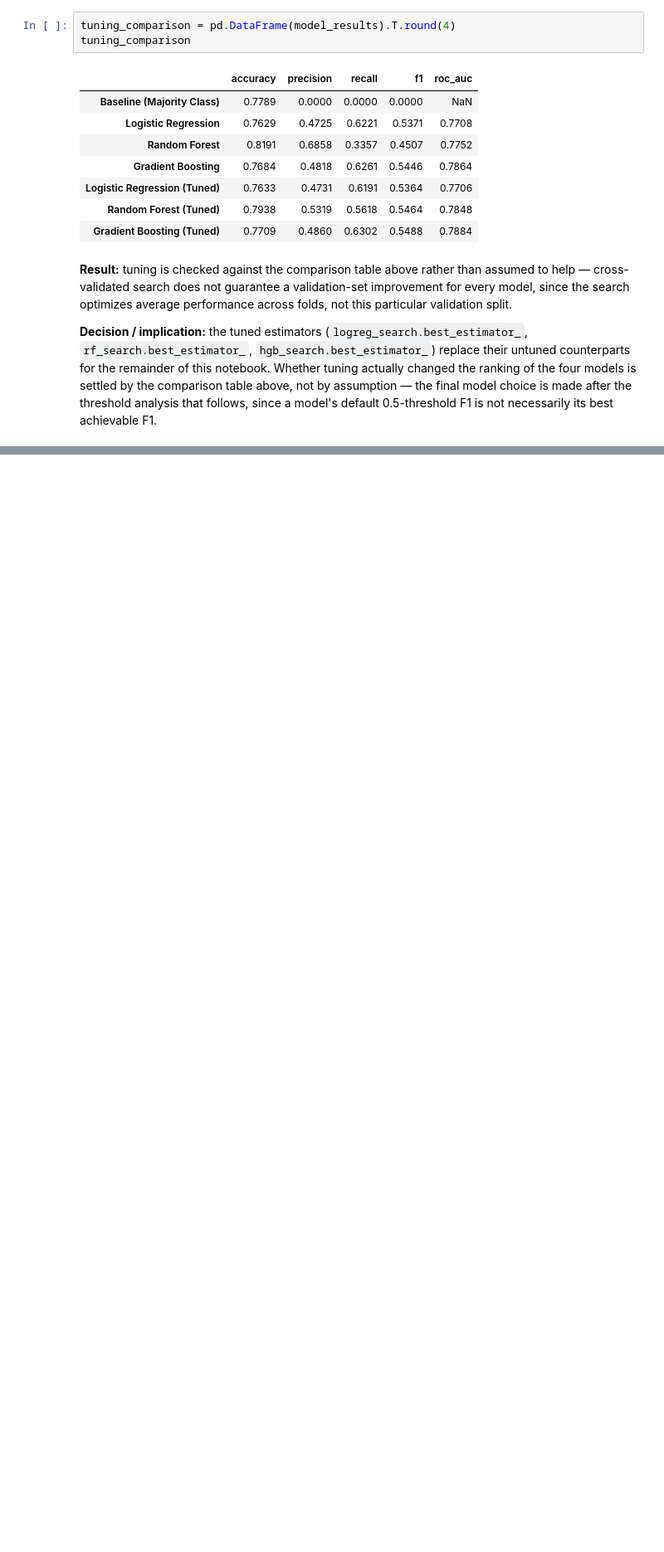
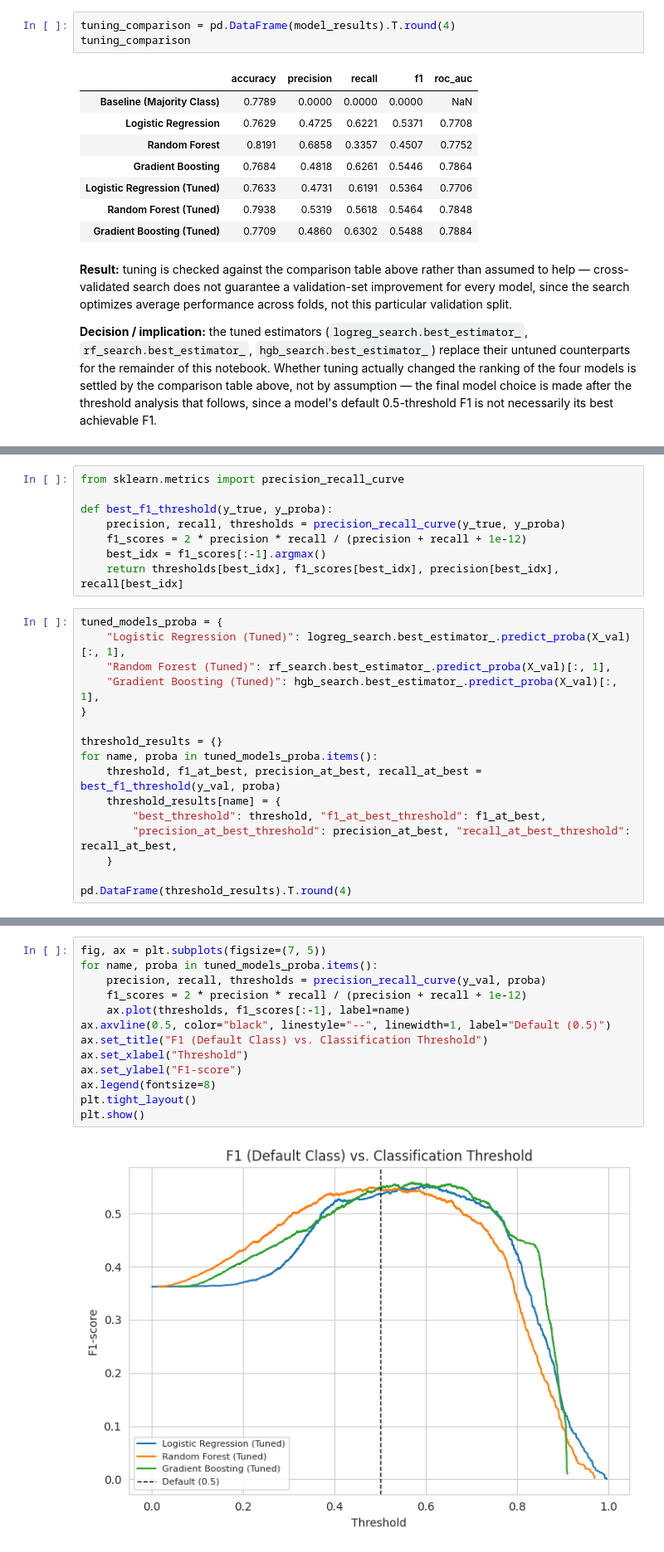
Before and after one commit to arielsharonferdinandus/Credit-Card-Clients-Risk-Prediction, a Jupyter notebook: Main.ipynb, the cells around one changed output, grey strips where cells are left out. Shown at 83% size. Cells and saved outputs as stored; diff of their text form; blank space fills up the shorter version.

Commit message:
Update Threshold Analysis

```diff
--- a/Main.ipynb
+++ b/Main.ipynb
@@ -2039,0 +2050,24 @@ necessarily its best achievable F1.
+# %%
+from sklearn.metrics import precision_recall_curve
+
+def best_f1_threshold(y_true, y_proba):
+    precision, recall, thresholds = precision_recall_curve(y_true, y_proba)
+    f1_scores = 2 * precision * recall / (precision + recall + 1e-12)
+    best_idx = f1_scores[:-1].argmax()
+    return thresholds[best_idx], f1_scores[best_idx], precision[best_idx], recall[best_idx]
+# %%
+tuned_models_proba = {
+    "Logistic Regression (Tuned)": logreg_search.best_estimator_.predict_proba(X_val)[:, 1],
+    "Random Forest (Tuned)": rf_search.best_estimator_.predict_proba(X_val)[:, 1],
+    "Gradient Boosting (Tuned)": hgb_search.best_estimator_.predict_proba(X_val)[:, 1],
+}
+
+threshold_results = {}
+for name, proba in tuned_models_proba.items():
+    threshold, f1_at_best, precision_at_best, recall_at_best = best_f1_threshold(y_val, proba)
+    threshold_results[name] = {
+        "best_threshold": threshold, "f1_at_best_threshold": f1_at_best,
+        "precision_at_best_threshold": precision_at_best, "recall_at_best_threshold": recall_at_best,
+    }
+
+pd.DataFrame(threshold_results).T.round(4)
@@ -2039,0 +2079,15 @@ necessarily its best achievable F1.
+# %%
+fig, ax = plt.subplots(figsize=(7, 5))
+for name, proba in tuned_models_proba.items():
+    precision, recall, thresholds = precision_recall_curve(y_val, proba)
+    f1_scores = 2 * precision * recall / (precision + recall + 1e-12)
+    ax.plot(thresholds, f1_scores[:-1], label=name)
+ax.axvline(0.5, color="black", linestyle="--", linewidth=1, label="Default (0.5)")
+ax.set_title("F1 (Default Class) vs. Classification Threshold")
+ax.set_xlabel("Threshold")
+ax.set_ylabel("F1-score")
+ax.legend(fontsize=8)
+plt.tight_layout()
+plt.show()
+# %% [output]
+[figure, added]
```
Also changed, not shown: parts of 8 cells of this notebook.
